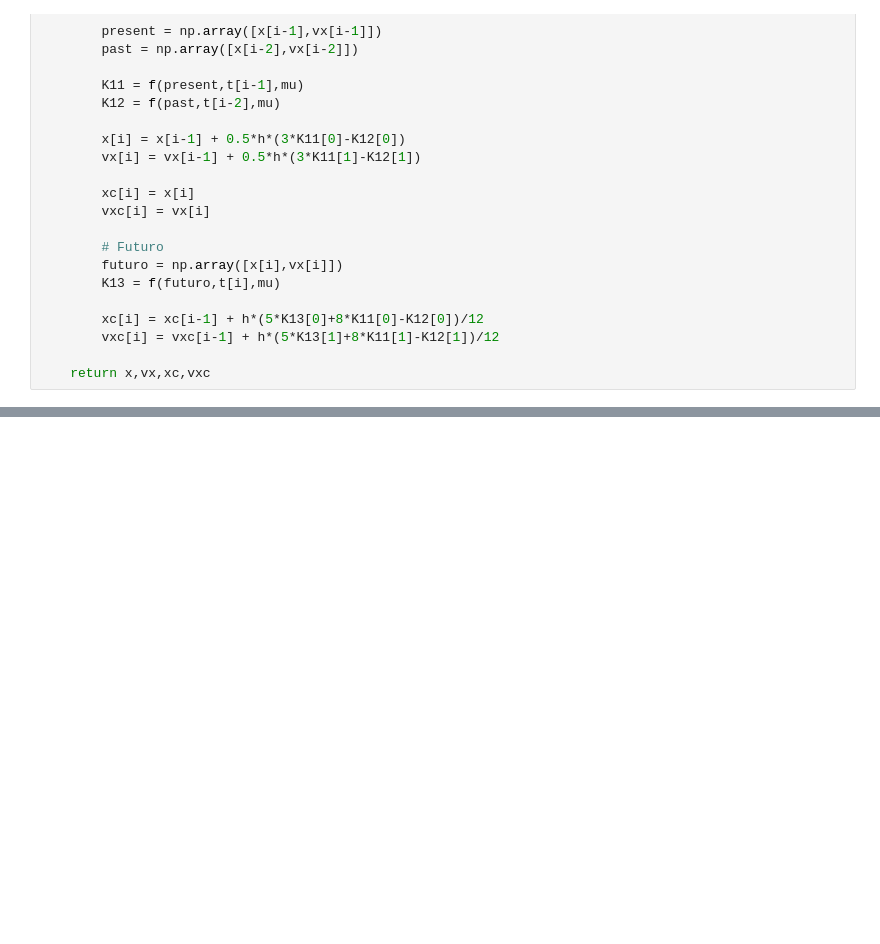
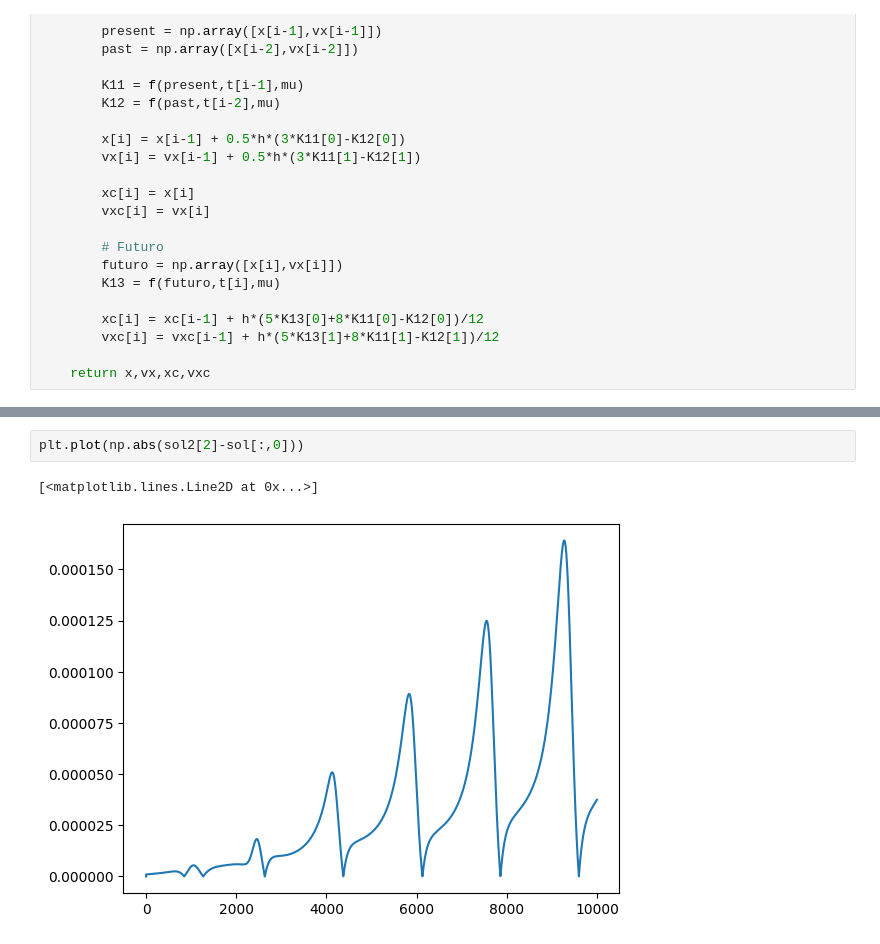
Before and after one commit to JuanDavidSantacruzRoca/MetodosComputacionalesII, a Jupyter notebook: Week4/Vanderpol.ipynb, the cells around one changed output, grey strips where cells are left out. Drawn from its saved outputs; the diff is of its cells as text; blank space fills up the shorter version.

```diff
--- a/Week4/Vanderpol.ipynb
+++ b/Week4/Vanderpol.ipynb
@@ -80,0 +88,5 @@ plt.scatter(sol2[0],sol2[1],color='r')
+# %%
+plt.plot(np.abs(sol2[2]-sol[:,0]))
+# %% [output]
+[<matplotlib.lines.Line2D at 0x...>]
+[figure, added]
```
Also changed, not shown: parts of 5 cells of this notebook.
